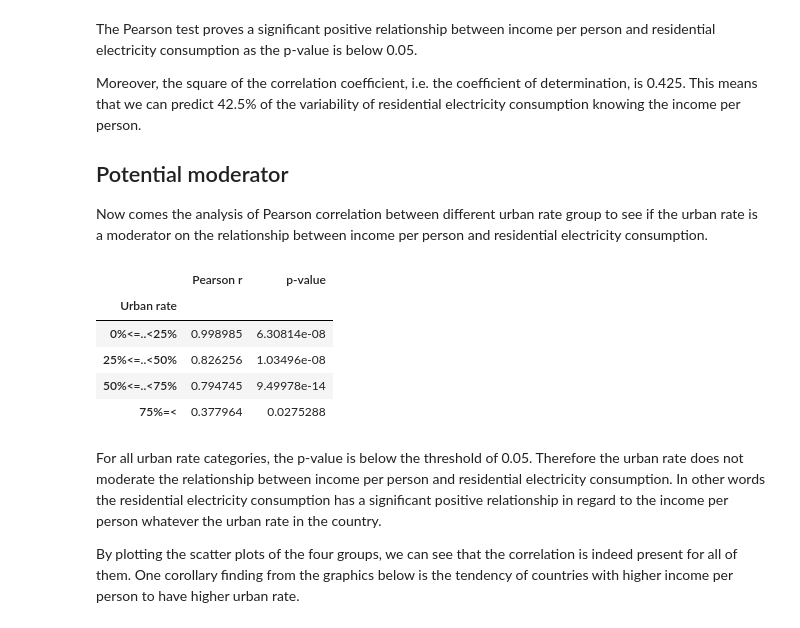
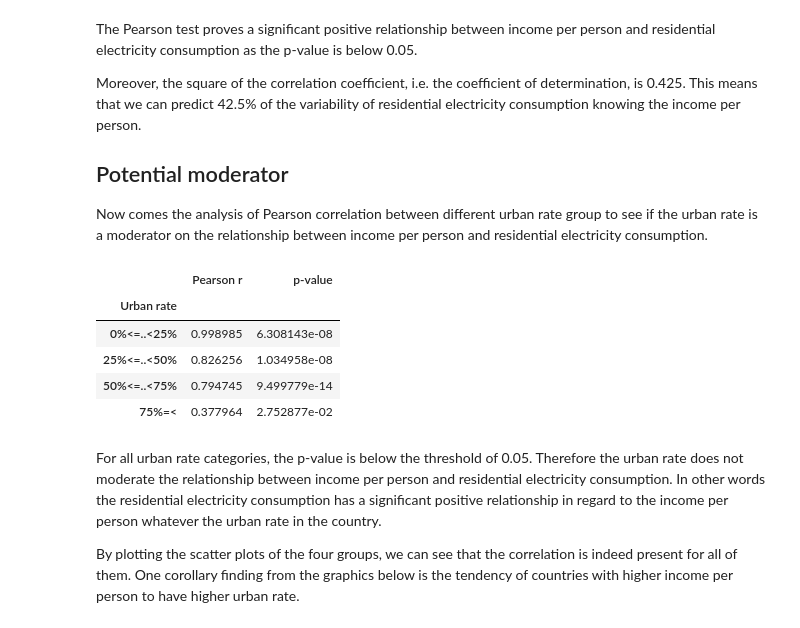
Before and after one commit to fcollonval/coursera_data_visualization, a Jupyter notebook: PotentialModerator.ipynb, the cells around one changed output. Drawn from its saved outputs; the diff is of its cells as text; code cells hidden in the pictures.

```diff
--- a/PotentialModerator.ipynb
+++ b/PotentialModerator.ipynb
@@ -112,15 +112,15 @@ df = (pd.DataFrame(summary)
 # %%
 df2 = (df.stack()
          .unstack(level=0))
 df2.index.name = 'Urban rate'
-df2.style.highlight_max(subset='p-value')
+df2
 # %% [output]
 |  | Pearson r | p-value |
 | Urban rate |  |  |
-| 0%<=..<25% | 0.998985 | 6.30814e-08 |
-| 25%<=..<50% | 0.826256 | 1.03496e-08 |
-| 50%<=..<75% | 0.794745 | 9.49978e-14 |
-| 75%=< | 0.377964 | 0.0275288 |
+| 0%<=..<25% | 0.998985 | 6.308143e-08 |
+| 25%<=..<50% | 0.826256 | 1.034958e-08 |
+| 50%<=..<75% | 0.794745 | 9.499779e-14 |
+| 75%=< | 0.377964 | 2.752877e-02 |
 # %% [markdown]
 For all urban rate categories, the p-value is below the threshold of 0.05. Therefore the urban rate does not moderate the relationship between income per person and residential electricity consumption. In other words the residential electricity consumption has a significant positive relationship in regard to the income per person whatever the urban rate in the country.
 
```
Also changed, not shown: parts of 1 cell of this notebook.
